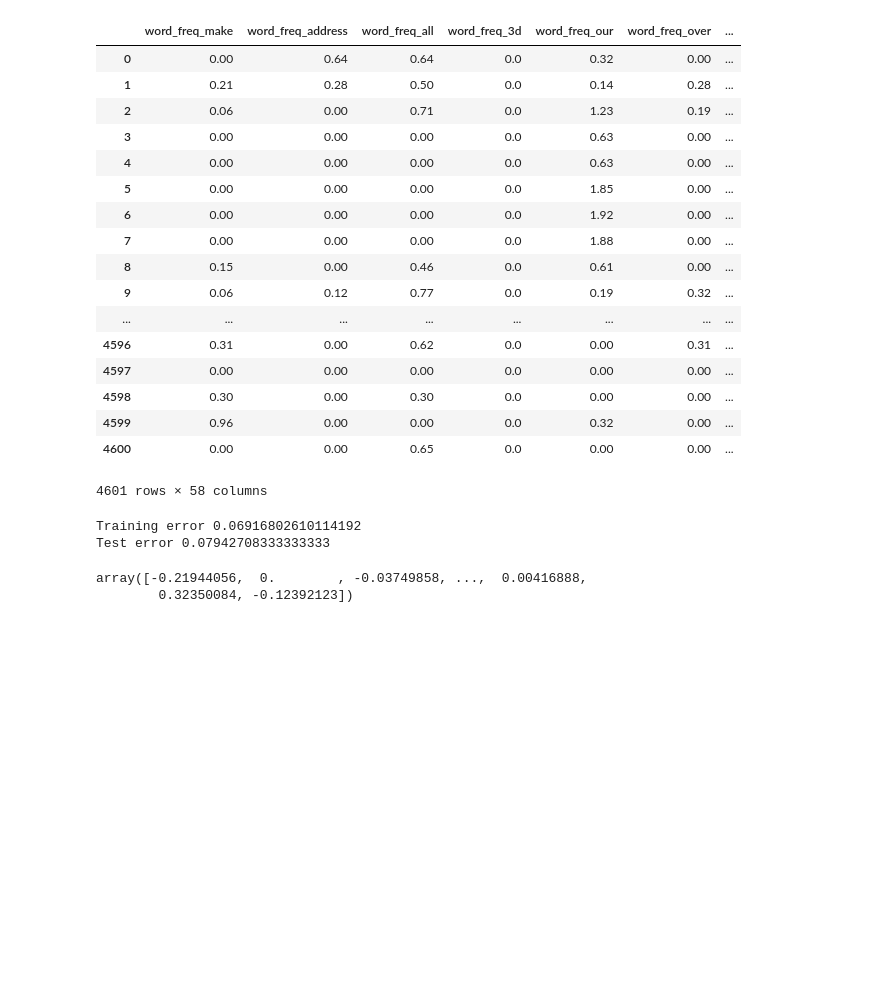
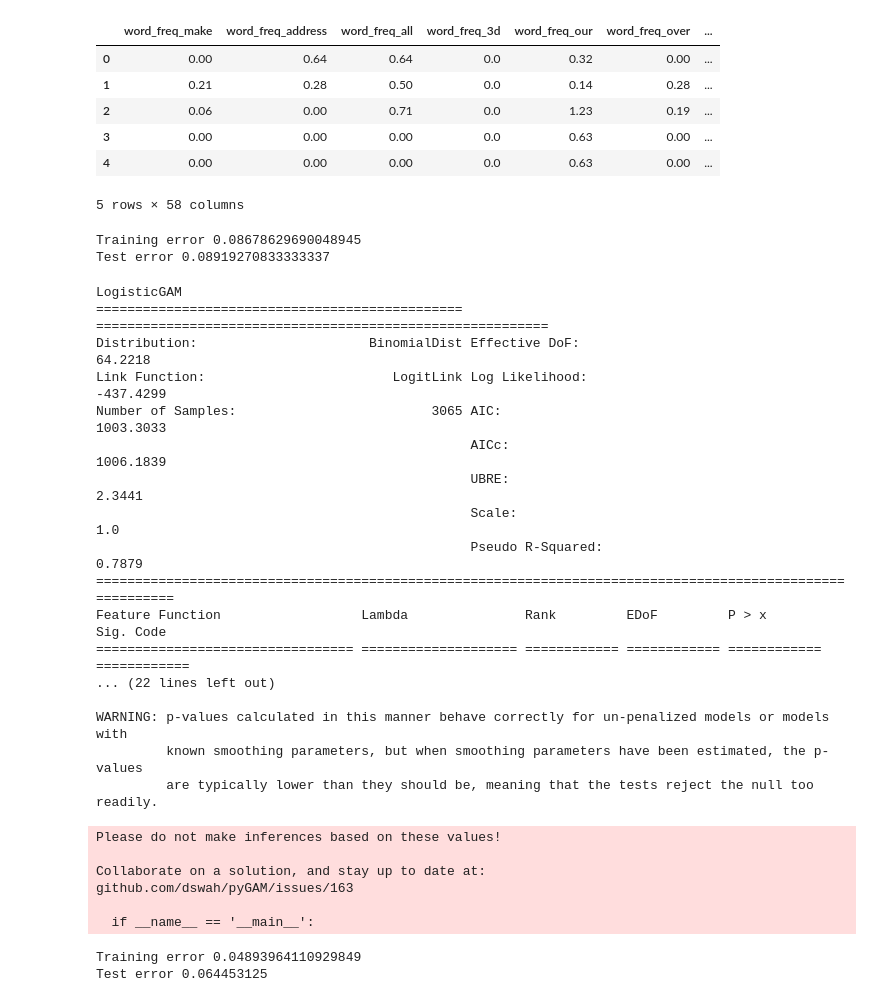
Before and after one commit to empathy87/The-Elements-of-Statistical-Learning-Python-Notebooks, a Jupyter notebook: examples/Spam.ipynb, the cells around one changed output. Cells and saved outputs as stored; diff of their text form; code cells hidden in the pictures; blank space fills up the shorter version.

```diff
--- a/examples/Spam.ipynb
+++ b/examples/Spam.ipynb
@@ -8,22 +18,11 @@ from sklearn.model_selection import train_test_split
 # %%
 df = pd.read_csv("../data/Spam.txt")
-df
+df.head()
 # %% [output]
 |  | word_freq_make | word_freq_address | word_freq_all | word_freq_3d | word_freq_our | word_freq_over | ... |
 | 0 | 0.00 | 0.64 | 0.64 | 0.0 | 0.32 | 0.00 | ... |
 | 1 | 0.21 | 0.28 | 0.50 | 0.0 | 0.14 | 0.28 | ... |
 | 2 | 0.06 | 0.00 | 0.71 | 0.0 | 1.23 | 0.19 | ... |
 | 3 | 0.00 | 0.00 | 0.00 | 0.0 | 0.63 | 0.00 | ... |
 | 4 | 0.00 | 0.00 | 0.00 | 0.0 | 0.63 | 0.00 | ... |
-| 5 | 0.00 | 0.00 | 0.00 | 0.0 | 1.85 | 0.00 | ... |
-| 6 | 0.00 | 0.00 | 0.00 | 0.0 | 1.92 | 0.00 | ... |
-| 7 | 0.00 | 0.00 | 0.00 | 0.0 | 1.88 | 0.00 | ... |
-| 8 | 0.15 | 0.00 | 0.46 | 0.0 | 0.61 | 0.00 | ... |
-| 9 | 0.06 | 0.12 | 0.77 | 0.0 | 0.19 | 0.32 | ... |
-| ... | ... | ... | ... | ... | ... | ... | ... |
-| 4596 | 0.31 | 0.00 | 0.62 | 0.0 | 0.00 | 0.31 | ... |
-| 4597 | 0.00 | 0.00 | 0.00 | 0.0 | 0.00 | 0.00 | ... |
-| 4598 | 0.30 | 0.00 | 0.30 | 0.0 | 0.00 | 0.00 | ... |
-| 4599 | 0.96 | 0.00 | 0.00 | 0.0 | 0.32 | 0.00 | ... |
-| 4600 | 0.00 | 0.00 | 0.65 | 0.0 | 0.00 | 0.00 | ... |
-4601 rows × 58 columns
+5 rows × 58 columns
@@ -34,15 +37,10 @@ y = df.values[:,-1]
 X_train, X_test, y_train, y_test = train_test_split(X, y, train_size=3065, random_state=30)
 # %%
 ls = sm.Logit(y_train, sm.add_constant(X_train)).fit(disp=False)
-r = np.abs(np.round(ls.predict(sm.add_constant(X_train))) - np.squeeze(y_train))
-print('Training error', np.mean(r))
-r = np.abs(np.round(ls.predict(sm.add_constant(X_test))) - np.squeeze(y_test))
-print('Test error', np.mean(r))
+r = 1-accuracy_score(y_train, np.round(ls.predict(sm.add_constant(X_train))))
+print('Training error', r)
+r = 1-accuracy_score(y_test, np.round(ls.predict(sm.add_constant(X_test))))
+print('Test error', r)
 # %% [output]
-Training error 0.06916802610114192
-Test error 0.07942708333333333
+Training error 0.08678629690048945
+Test error 0.08919270833333337
-# %%
-r
-# %% [output]
-array([-0.21944056,  0.        , -0.03749858, ...,  0.00416888,
-        0.32350084, -0.12392123])
@@ -48,0 +51,32 @@ array([-0.21944056,  0.        , -0.03749858, ...,  0.00416888,
+# %%
+gam.summary()
+# %% [output]
+LogisticGAM
+=============================================== ==========================================================
+Distribution:                      BinomialDist Effective DoF:                                     64.2218
+Link Function:                        LogitLink Log Likelihood:                                  -437.4299
+Number of Samples:                         3065 AIC:                                             1003.3033
+                                                AICc:                                            1006.1839
+                                                UBRE:                                               2.3441
+                                                Scale:                                                 1.0
+                                                Pseudo R-Squared:                                   0.7879
+==========================================================================================================
+Feature Function                  Lambda               Rank         EDoF         P > x        Sig. Code
+================================= ==================== ============ ============ ============ ============
+... (22 lines left out)
+
+WARNING: p-values calculated in this manner behave correctly for un-penalized models or models with
+         known smoothing parameters, but when smoothing parameters have been estimated, the p-values
+         are typically lower than they should be, meaning that the tests reject the null too readily.
+Please do not make inferences based on these values!
+
+Collaborate on a solution, and stay up to date at:
+github.com/dswah/pyGAM/issues/163
+
+  if __name__ == '__main__':
+# %%
+print('Training error', 1-gam.accuracy(X_train_log, y_train))
+print('Test error', 1-gam.accuracy(X_test_log, y_test))
+# %% [output]
+Training error 0.04893964110929849
+Test error 0.064453125
```
Also changed, not shown: parts of 8 cells of this notebook, 1 other file.
